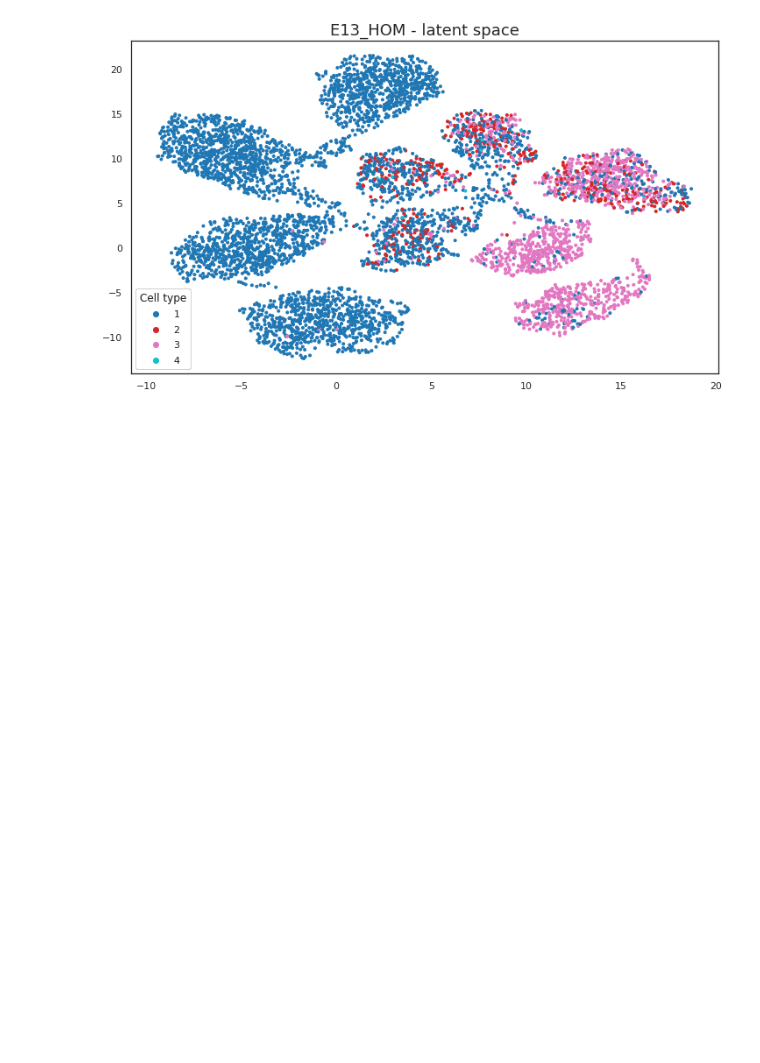
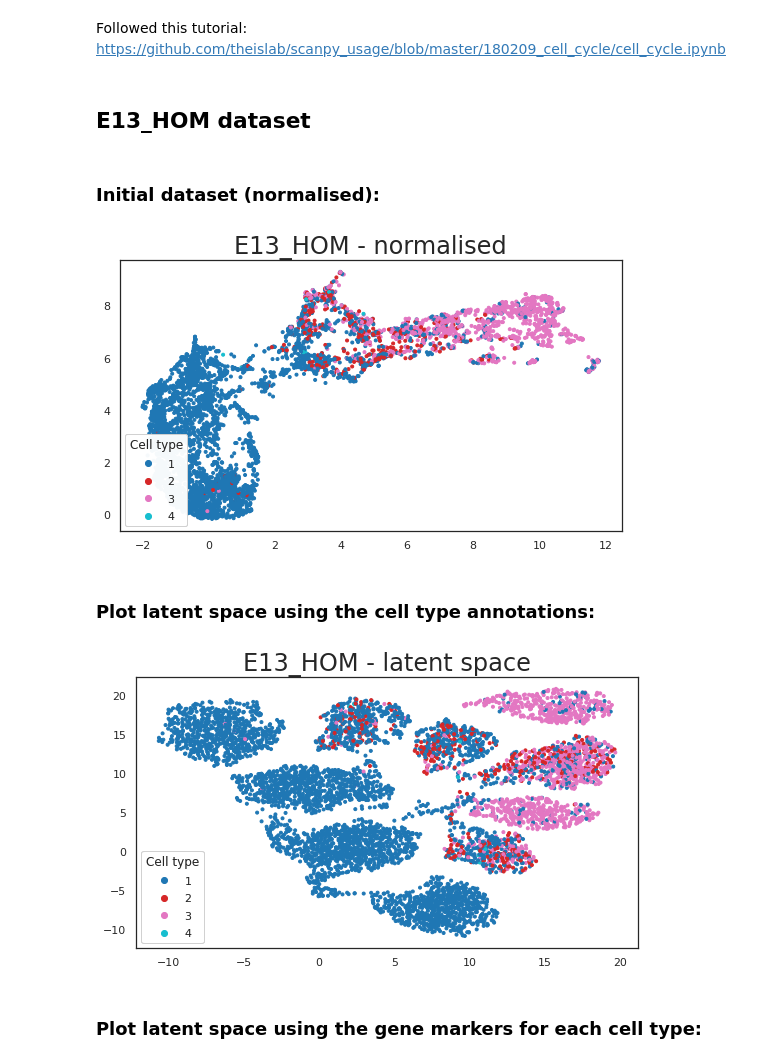
Before and after one commit to marinapts/dissertation_single_cell, a Jupyter notebook: scDeepCluster/umap_latent_space.ipynb, the cells around one changed output. Saved outputs shown, nothing was run; the diff lists cells and outputs as text; code cells hidden in the pictures; blank space fills up the shorter version.

```diff
--- a/scDeepCluster/umap_latent_space.ipynb
+++ b/scDeepCluster/umap_latent_space.ipynb
@@ -28,0 +37,5 @@ Run UMAP
+# %%
+E13_hom = pd.read_csv('../data_qc/E13_hom.csv')
+E13_hom = E13_hom.T
+E13_hom_data = E13_hom.reset_index(drop=True)
+E13_hom_data = E13_hom_data.div(E13_hom_data.sum(axis=1), axis=0)  # Normalise counts per cell
@@ -52,0 +109,2 @@ def draw_umap(data, labels, n_neighbors=5, min_dist=0.8, n_components=2, metric=
+# %% [markdown]
+Followed this tutorial: https://github.com/theislab/scanpy_usage/blob/master/180209_cell_cycle/cell_cycle.ipynb
@@ -53,4 +157,16 @@ def draw_umap(data, labels, n_neighbors=5, min_dist=0.8, n_components=2, metric=
+# %% [markdown]
+## E13_HOM dataset
+# %% [markdown]
+### Initial dataset (normalised):
+# %%
+draw_umap(E13_hom_data, E13_hom_num_labels, min_dist=0.001, title='E13_HOM - normalised')
+# %% [output]
+[figure, added]
+# %% [markdown]
+### Plot latent space using the cell type annotations:
 # %%
-draw_umap(E13_hom_latent_data, E13_hom_num_labels, title='E13_HOM - latent space')
+draw_umap(E13_hom_latent_data, E13_hom_num_labels, min_dist=0.8, title='E13_HOM - latent space')
 # %% [output]
-[figure, old version]
+[figure, new version]
+# %% [markdown]
+### Plot latent space using the gene markers for each cell type:
```
Also changed, not shown: parts of 39 cells of this notebook, 2 other files.
